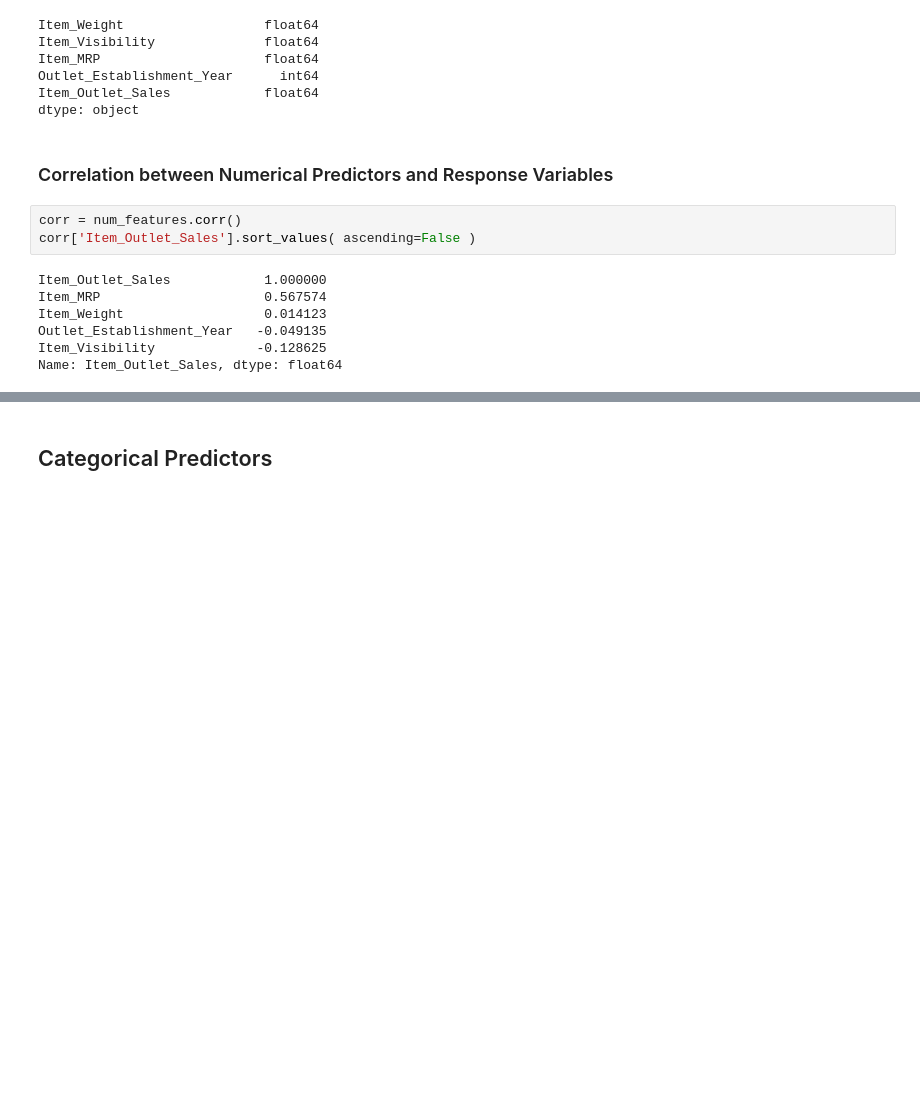
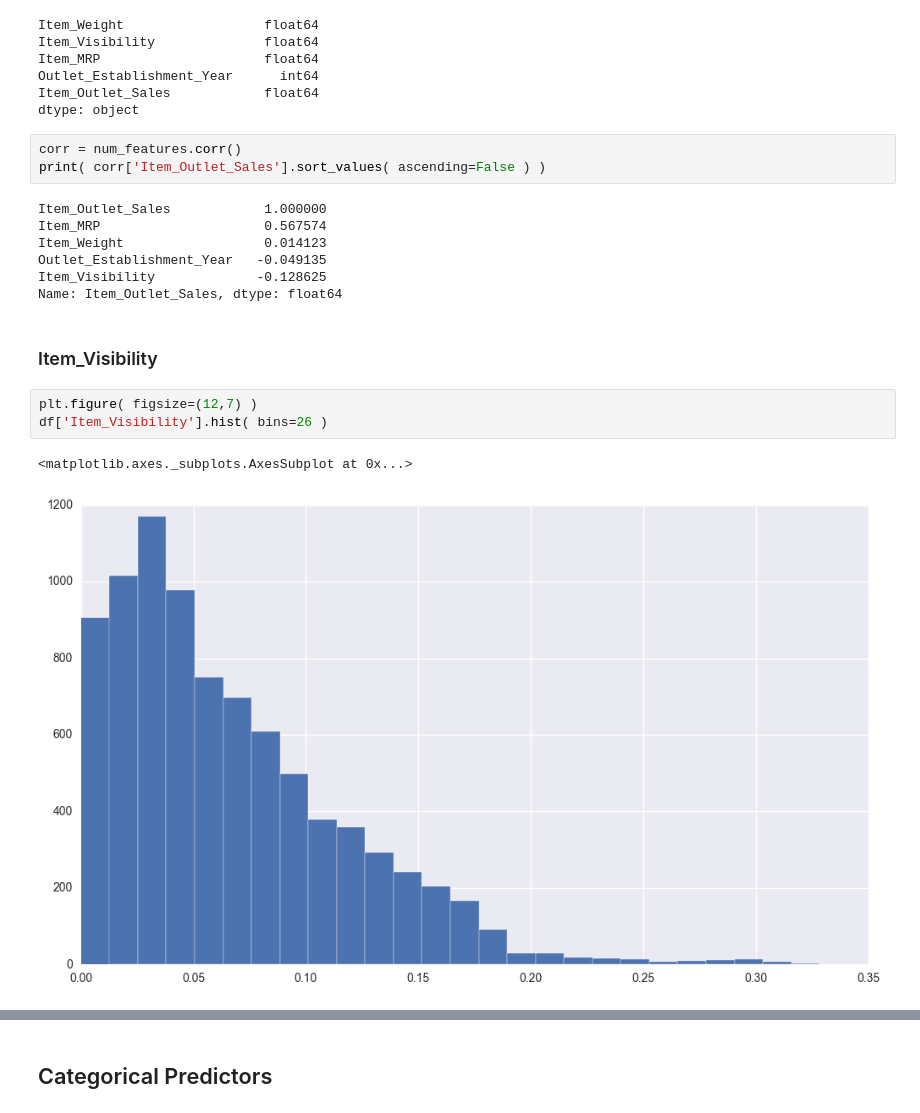
Before and after one commit to Meigarom/Big-Mart-Sales, a Jupyter notebook: BigMart_SalesPrediction.ipynb, the cells around one changed output, grey strips where cells are left out. Drawn from its saved outputs; the diff is of its cells as text; blank space fills up the shorter version.

```diff
--- a/BigMart_SalesPrediction.ipynb
+++ b/BigMart_SalesPrediction.ipynb
@@ -107,11 +113,9 @@ Item_MRP                     float64
 Outlet_Establishment_Year      int64
 Item_Outlet_Sales            float64
 dtype: object
-# %% [markdown]
-### Correlation between Numerical Predictors and Response Variables
 # %%
 corr = num_features.corr()
-corr['Item_Outlet_Sales'].sort_values( ascending=False )
+print( corr['Item_Outlet_Sales'].sort_values( ascending=False ) )
 # %% [output]
 Item_Outlet_Sales            1.000000
 Item_MRP                     0.567574
@@ -119,3 +123,11 @@ Item_Weight                  0.014123
 Outlet_Establishment_Year   -0.049135
 Item_Visibility             -0.128625
 Name: Item_Outlet_Sales, dtype: float64
+# %% [markdown]
+### Item_Visibility
+# %%
+plt.figure( figsize=(12,7) )
+df['Item_Visibility'].hist( bins=26 )
+# %% [output]
+<matplotlib.axes._subplots.AxesSubplot at 0x...>
+[figure, added]
```
Also changed, not shown: parts of 15 cells of this notebook.
